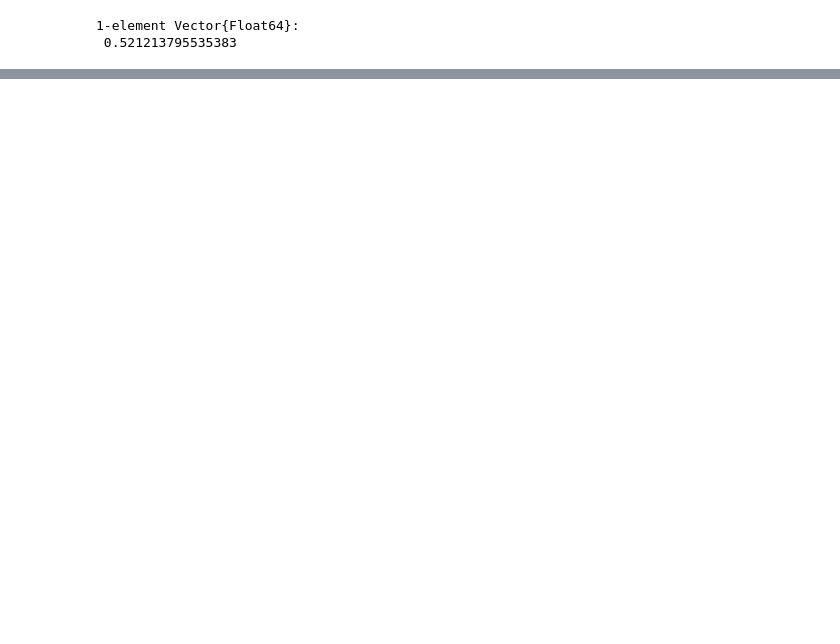
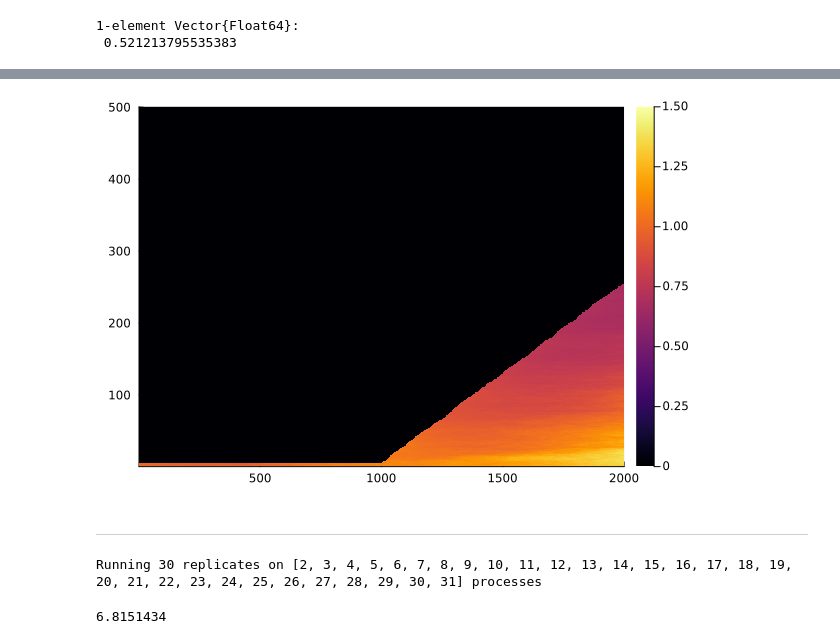
Before and after one commit to HartreeY/RESK, a Jupyter notebook: dev/remake/1_timed_resk.ipynb, the cells around one changed output, grey strips where cells are left out. Drawn from its saved outputs; the diff is of its cells as text; code cells hidden in the pictures; blank space fills up the shorter version.

```diff
--- a/dev/remake/1_timed_resk.ipynb
+++ b/dev/remake/1_timed_resk.ipynb
@@ -216,5 +265,5 @@ include("1_timed_resk_opt2.jl")
 # %% [output]
 rangeexp_ray_inf (generic function with 4 methods)
 # %%
-A1 = rangeexp_ray_inf(1;weightfitn=false,condsel=true,premutate=true,fixed_mate=true)
+A1 = rangeexp_ray_inf(-1,1000,1000,1;weightfitn=false,condsel=true,premutate=true,fixed_mate=true,SS=true,verbose=false)
 # %% [output]
@@ -266,0 +303,7 @@ A = heh(1)
+# %%
+using Plots
+heatmap(A1.fitness,clim=(0,1.5))
+# %% [output]
+[figure, added]
+# %% [markdown]
+---
@@ -266,0 +315,10 @@ A = heh(1)
+# %%
+# Run replicates
+results = Vector{NamedTuple{(:pops, :fitness), Tuple{Array{typ_float}, Array{typ_float}}}}(undef, n_re)
+A, tim = @timed pmap(x->rangeexp_ray_inf(), 1:n_re)
+wo = workers()
+println("Running $n_re replicates on $wo processes")
+tim
+# %% [output]
+Running 30 replicates on [2, 3, 4, 5, 6, 7, 8, 9, 10, 11, 12, 13, 14, 15, 16, 17, 18, 19, 20, 21, 22, 23, 24, 25, 26, 27, 28, 29, 30, 31] processes
+6.8151434
```
Also changed, not shown: parts of 23 cells of this notebook, 4 other files.
